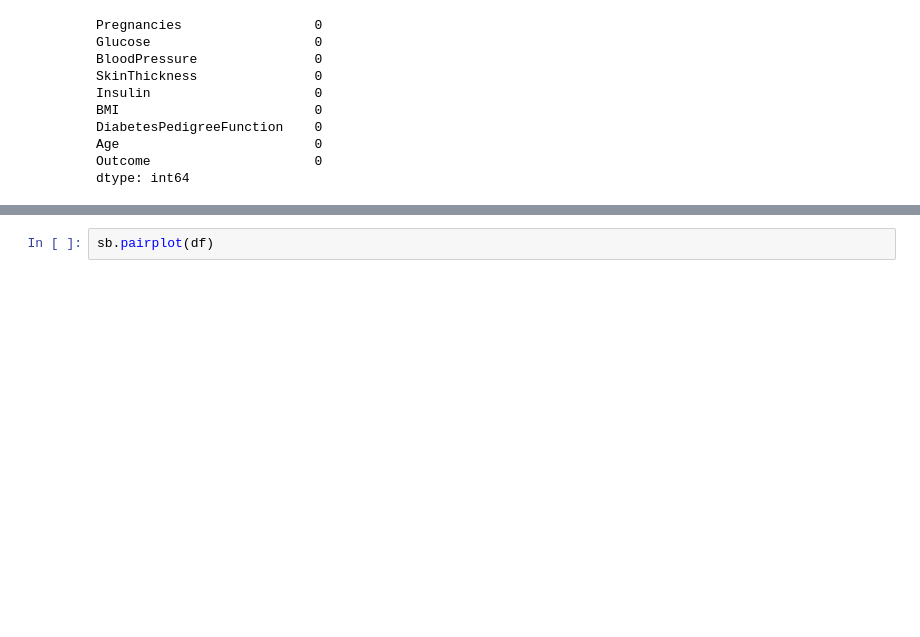
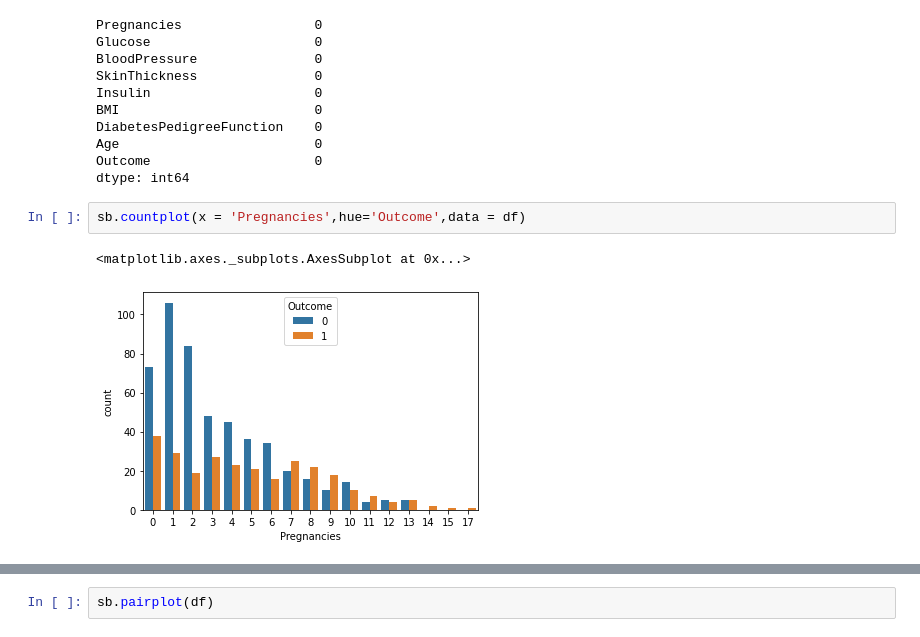
Before and after one commit to anikatahsin2658/AI-lab-3, a Jupyter notebook: Diabetes.ipynb, the cells around one changed output, grey strips where cells are left out. Saved outputs shown, nothing was run; the diff lists cells and outputs as text; blank space fills up the shorter version.

```diff
--- a/Diabetes.ipynb
+++ b/Diabetes.ipynb
@@ -50,3 +55,8 @@ DiabetesPedigreeFunction    0
 Age                         0
 Outcome                     0
 dtype: int64
+# %%
+sb.countplot(x = 'Pregnancies',hue='Outcome',data = df)
+# %% [output]
+<matplotlib.axes._subplots.AxesSubplot at 0x...>
+[figure, added]
```
Also changed, not shown: parts of 19 cells of this notebook.
